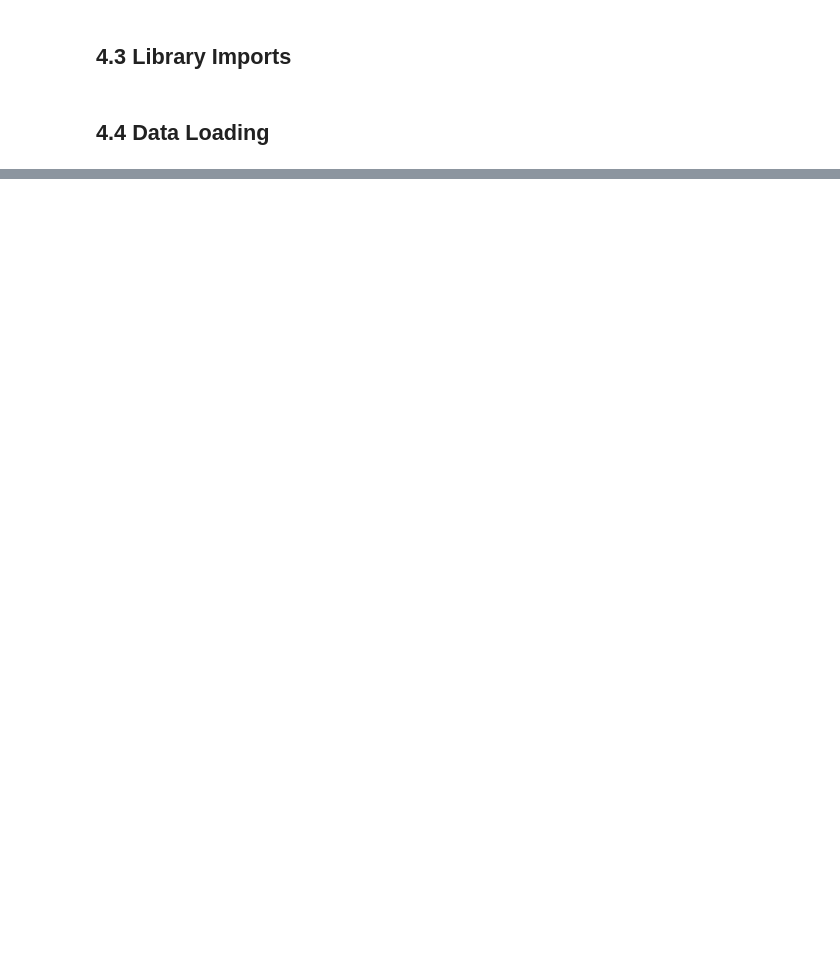
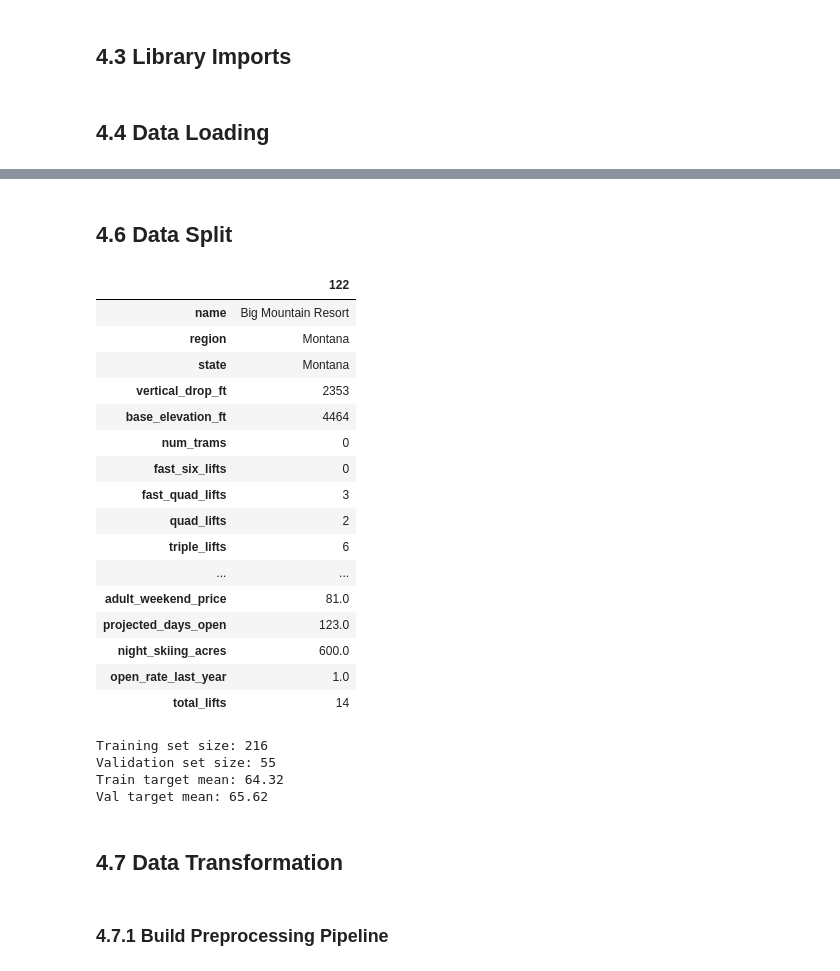
Before and after one commit to dallenwill/ski_pricing_strategy, a Jupyter notebook: notebooks/project_04_feature_engineering.ipynb, the cells around one changed output, grey strips where cells are left out. Drawn from its saved outputs; the diff is of its cells as text; code cells hidden in the pictures; blank space fills up the shorter version.

```diff
--- a/notebooks/project_04_feature_engineering.ipynb
+++ b/notebooks/project_04_feature_engineering.ipynb
@@ -192,0 +110,17 @@ print(f"✅ Preprocess pipeline saved -> {pipeline_path}")
+# %%
+# --- Define the individual lift columns ---
+lift_cols = [
+    'num_trams',
+    'fast_six_lifts',
+    'fast_quad_lifts',
+    'quad_lifts',
+    'triple_lifts',
+    'double_lifts',
+    'surface_lifts'
+]
+
+# --- Create total_lifts feature ---
+df['total_lifts'] = df[lift_cols].sum(axis=1)
+
+# --- Optional: verify ---
+print(df[['total_lifts'] + lift_cols].head())
@@ -192,0 +214,58 @@ print(f"✅ Preprocess pipeline saved -> {pipeline_path}")
+# %% [markdown]
+## 4.6 Data Split <a id='4.6_Data_Split'></a>
+# %%
+# Choose the target resort (to predict later) and remove it from training pool
+TARGET_RESORT_NAME = "Big Mountain Resort"
+TARGET_COL = "adult_weekend_price"
+DROP_COLS = ["name", "adult_weekend_price", "adult_weekday_price"]
+
+target_resort = df.loc[df["name"] == TARGET_RESORT_NAME].copy()
+assert len(target_resort) == 1, "Target resort not found or not unique."
+display(target_resort.T)
+
+# Training pool
+train_df = df.loc[df["name"] != TARGET_RESORT_NAME].reset_index(drop=True)
+
+# Features/target
+X = train_df.drop(columns=DROP_COLS, errors="ignore")
+y = train_df[TARGET_COL]
+
+X_train, X_val, y_train, y_val = train_test_split(
+    X, y, test_size=0.2, random_state=RANDOM_STATE
+)
+print("Training set size:", X_train.shape[0])
+print("Validation set size:", X_val.shape[0])
+print("Train target mean:", round(y_train.mean(), 2))
+print("Val target mean:", round(y_val.mean(), 2))
+
+# Build X_target with identical columns/order as X
+X_target = (
+    target_resort.drop(columns=DROP_COLS, errors="ignore")
+                 .reindex(columns=X.columns)
+)
+# %% [output]
+|  | 122 |
+| name | Big Mountain Resort |
+| region | Montana |
+| state | Montana |
+| vertical_drop_ft | 2353 |
+| base_elevation_ft | 4464 |
+| num_trams | 0 |
+| fast_six_lifts | 0 |
+| fast_quad_lifts | 3 |
+| quad_lifts | 2 |
+| triple_lifts | 6 |
+| ... | ... |
+| adult_weekend_price | 81.0 |
+| projected_days_open | 123.0 |
+| night_skiing_acres | 600.0 |
+| open_rate_last_year | 1.0 |
+| total_lifts | 14 |
+Training set size: 216
+Validation set size: 55
+Train target mean: 64.32
+Val target mean: 65.62
+# %% [markdown]
+## 4.7 Data Transformation <a id='4.7_Data_Transformation'></a>
+# %% [markdown]
+### 4.7.1 Build Preprocessing Pipeline <a id='4.7.1_Build_Preprocessing_Pipeline'></a>
```
Also changed, not shown: parts of 43 cells of this notebook, 10 other files.
